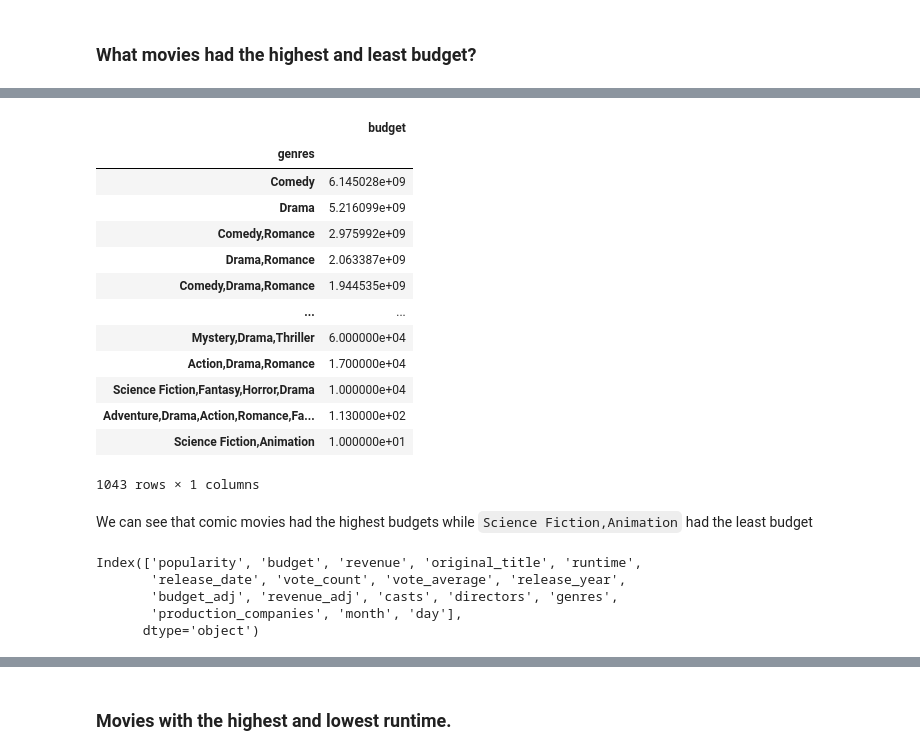
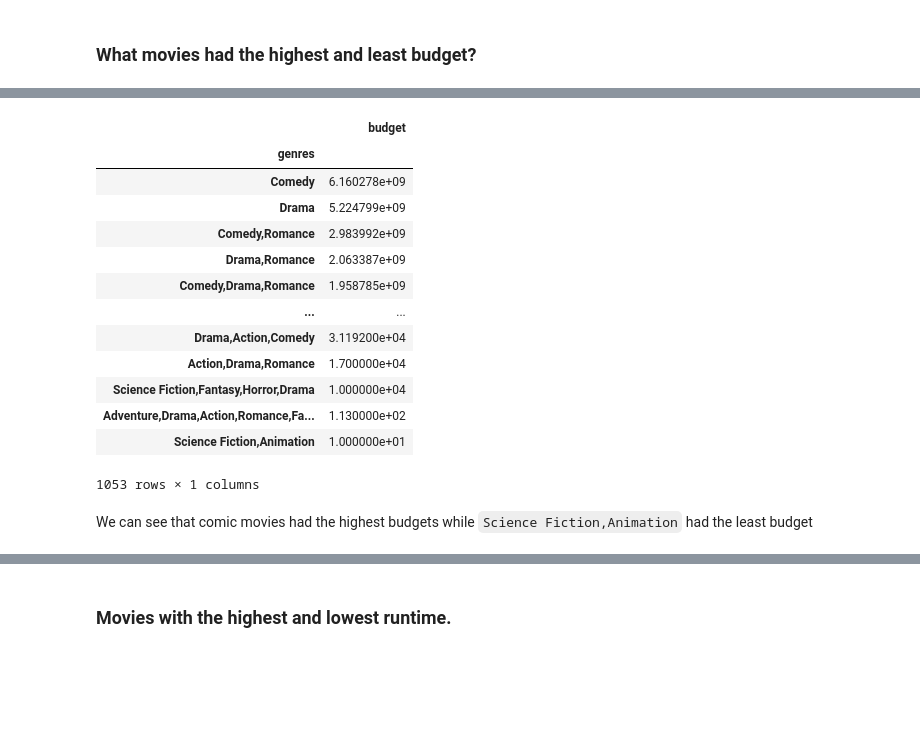
Before and after one commit to Abdulraqib20/TMDb-Movie-Analysis, a Jupyter notebook: tmdb_project.ipynb, the cells around one changed output, grey strips where cells are left out. Cells and saved outputs as stored; diff of their text form; code cells hidden in the pictures; blank space fills up the shorter version.

```diff
--- a/tmdb_project.ipynb
+++ b/tmdb_project.ipynb
@@ -221 +226,10 @@ df = df.drop(['cast', 'director', 'genres', 'production_companies'],axis = 'colu
+# %%
+columns_with_pipes = ['cast', 'director', 'genres', 'production_companies']
+
+for col in columns_with_pipes:
+    split_data = df[col].str.split('|', expand=True)
+    split_data.columns = [f"{col}_{i+1}" for i in range(split_data.shape[1])]
+
+    df = pd.concat([df, split_data], axis=1)
+    df.drop(col, axis=1, inplace=True)
 # %%
@@ -257,10 +277,10 @@ cols_to_find_pd = df.loc[:, 'production_companies_1':'production_companies_5']
 # %%
 # Concatenating all the separated columns into a single column and dropping the nan values
 
-df['casts'] = df[df.columns[11:16]].apply(lambda x: ','.join(x.dropna().astype(str)), axis=1)
-df['directors'] = df[df.columns[16:28]].apply(lambda x: ','.join(x.dropna().astype(str)), axis=1)
-df['genres'] = df[df.columns[28:33]].apply(lambda x: ','.join(x.dropna().astype(str)), axis=1)
-df['production_companies'] = df[df.columns[33:38]].apply(lambda x: ','.join(x.dropna().astype(str)), axis=1)
+df['casts'] = df[df.columns[12:17]].apply(lambda x: ','.join(x.dropna().astype(str)), axis=1)
+df['directors'] = df[df.columns[17:29]].apply(lambda x: ','.join(x.dropna().astype(str)), axis=1)
+df['genres'] = df[df.columns[29:34]].apply(lambda x: ','.join(x.dropna().astype(str)), axis=1)
+df['production_companies'] = df[df.columns[34:39]].apply(lambda x: ','.join(x.dropna().astype(str)), axis=1)
 # %%
 # drop the index labels of the new columns
-df.drop(df.iloc[:, 11:38],inplace=True, axis=1)
+df.drop(df.iloc[:, 12:39],inplace=True, axis=1)
@@ -267,4 +304,3 @@ df.drop(df.iloc[:, 11:38],inplace=True, axis=1)
 # %%
-# save the data to a new file for further analysis
-df.to_csv('tmdb_movies_cleaned.csv', index=False)
-print('Save succesful')
+# copy the data to a new dataframe
+df1 = df.copy()
@@ -371,19 +418,19 @@ We can see that comic movies generated the highest revenue while `Science Fictio
 # %%
-clean_df.groupby('genres')['budget'].sum().sort_values(ascending=False).to_frame()
+df1.groupby('genres')['budget'].sum().sort_values(ascending=False).to_frame()
 # %% [output]
 |  | budget |
 | genres |  |
-| Comedy | 6.145028e+09 |
-| Drama | 5.216099e+09 |
-| Comedy,Romance | 2.975992e+09 |
+| Comedy | 6.160278e+09 |
+| Drama | 5.224799e+09 |
+| Comedy,Romance | 2.983992e+09 |
 | Drama,Romance | 2.063387e+09 |
-| Comedy,Drama,Romance | 1.944535e+09 |
+| Comedy,Drama,Romance | 1.958785e+09 |
 | ... | ... |
-| Mystery,Drama,Thriller | 6.000000e+04 |
+| Drama,Action,Comedy | 3.119200e+04 |
 | Action,Drama,Romance | 1.700000e+04 |
 | Science Fiction,Fantasy,Horror,Drama | 1.000000e+04 |
 | Adventure,Drama,Action,Romance,Fa... | 1.130000e+02 |
 | Science Fiction,Animation | 1.000000e+01 |
-1043 rows × 1 columns
+1053 rows × 1 columns
 # %% [markdown]
 We can see that comic movies had the highest budgets while `Science Fiction,Animation` had the least budget
@@ -393,8 +436,0 @@ We can see that comic movies had the highest budgets while `Science Fiction,Anim
-# %%
-clean_df.columns
-# %% [output]
-Index(['popularity', 'budget', 'revenue', 'original_title', 'runtime',
-       'release_date', 'vote_count', 'vote_average', 'release_year',
-       'budget_adj', 'revenue_adj', 'casts', 'directors', 'genres',
-       'production_companies', 'month', 'day'],
-      dtype='object')
```
Also changed, not shown: parts of 99 cells of this notebook.
